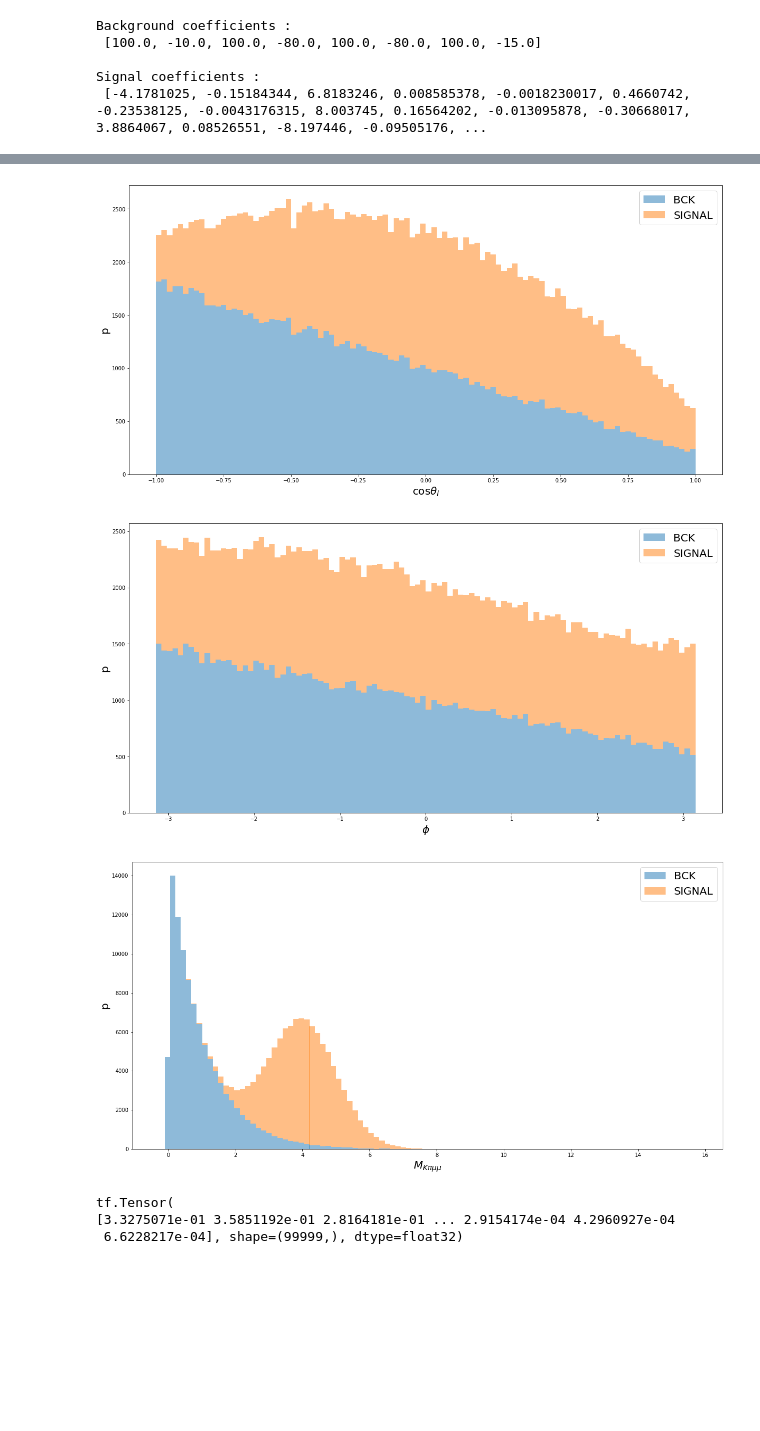
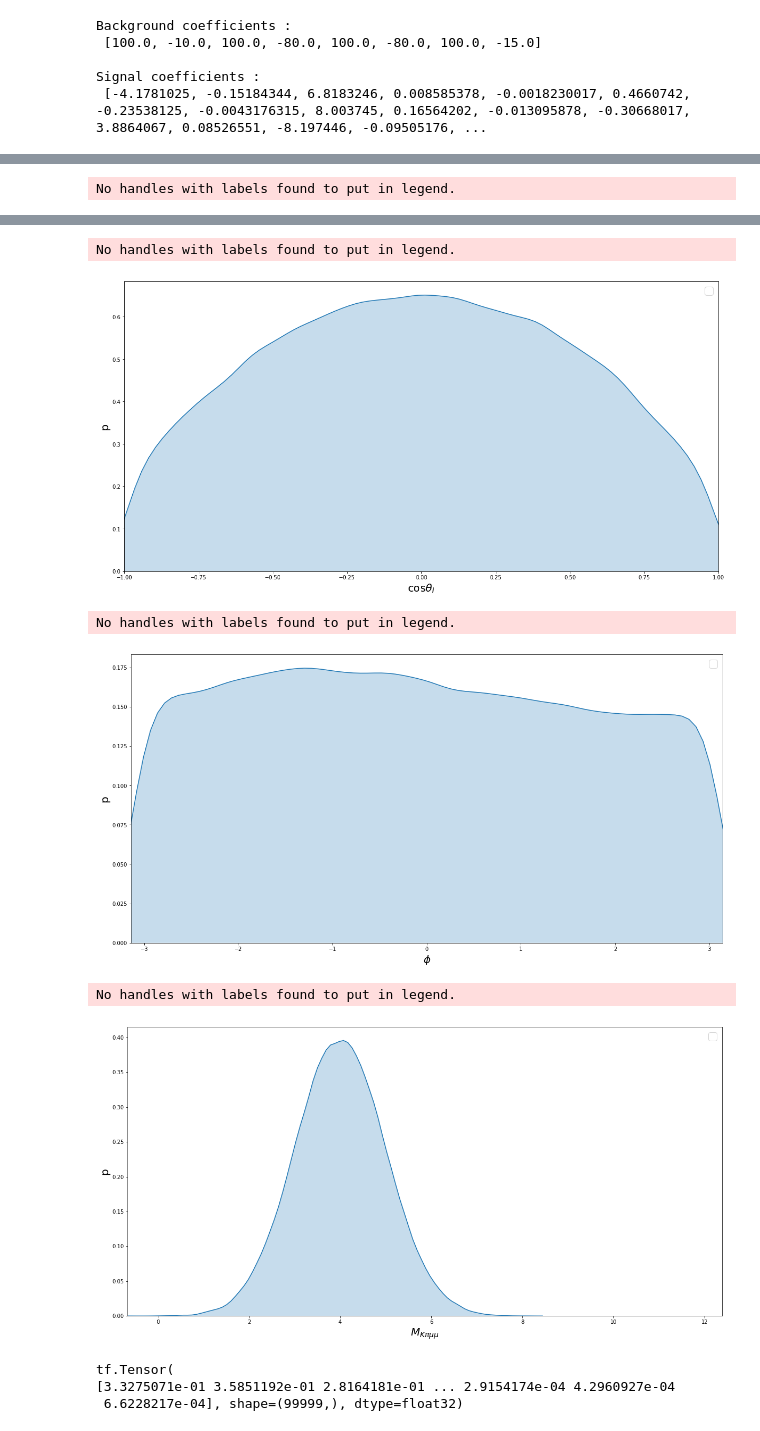
Before and after one commit to kamathrohan/b-decay-unbinned-machine-fit, a Jupyter notebook: Minuit/Optimizer.ipynb, the cells around one changed output, grey strips where cells are left out. Drawn from its saved outputs; the diff is of its cells as text; code cells hidden in the pictures; blank space fills up the shorter version.

Commit message:
amplitudes plots clean + pulls and hists

```diff
--- a/Minuit/Optimizer.ipynb
+++ b/Minuit/Optimizer.ipynb
@@ -46,19 +21,0 @@ tf.Tensor(
-# %%
-#perform fits using the migrad routine (minuit) and AMSGrad (tensorflow)
-FX=fix_array
-betas1=[0.5 , 0.55 , 0.6 , 0.75 , 0.8 , 0.85 , 0.9 , 0.95]
-opt_params= {'beta_1': betas1[0]}
-optimizerTF , coeffTF = toy_signalSM.tf_fit(init= 'SAME SIGN' , fixed=FX , verbose=True , opt_params=opt_params)
-
-INIT=toy_signalSM.coeff_init
-print(INIT)
-for j in range(1 ,len(betas1)):
-    print(j)
-    opt_params= {'beta_1': betas1[j]}
-
-    optimizerTF , coeffTF = toy_signalSM.tf_fit(init= 'SAME SIGN' , fixed=FX , coefini=INIT ,  verbose=False , opt_params=opt_params)
-
-    print(optimizerTF.optimizer.get_config())
-
-    INIT=toy_signalSM.coeff_init
-optimizeMigrad , coeffMigrad = toy_signalSM.minuitfit(init= 'SAME SIGN' , fixed=FX , coefini=INIT, verbose=True)
@@ -69,11 +21,0 @@ KeyboardInterrupt:
-# %%
-X=[]
-print(fix_array)
-fix_array=[0, 0, 0, 0, 0, 0, 0, 0, 0, 0, 0, 0, 0, 0, 0, 0, 0, 0, 0, 0, 0, 1, 1, 1, 0, 0, 0, 1, 1, 1, 1, 1, 1, 1, 1, 1, 0, 1, 1, 0, 1, 1, 0, 1, 1, 0, 1, 1]
-print(fix_array)
-for j in tqdm(range(50)):
-    optimizeMigrad , coeffff = toy_signalSM.tf_fit(init= 'SAME SIGN' , fixed=fix_array , verbose=False)
-    X.append(coeffff)
-    print('ID : ',toy_signalSM.coeffs)
-    print('FIT :', coeffff)
-X=np.asarray(X)
@@ -307,11 +102,12 @@ Labels=['BCK' , 'SIGNAL']
 labels=[r'$q^{2}$' , r'cos$\theta_{k}$' , r'cos$\theta_{l}$' , r'$\phi$' , r'$M_{K\pi\mu\mu}$' ]
 
 for j in range(5):
-    plt.hist([events_bck[:,j].numpy() , events_signal[:,j].numpy()]  , alpha=0.5 ,  bins=100 ,stacked=True , label=Labels)
+    #plt.hist([events_bck[:,j].numpy() , events_signal[:,j].numpy()]  , alpha=0.5 ,  bins=100 ,stacked=True , label=Labels)
+    sns.kdeplot(events_signal[:,j].numpy()  , shade=True)
     ax = plt.gca()
     ax.set_xlabel(labels[j] , fontsize=20)
     ax.set_ylabel('p' ,fontsize=20)
-
+    plt.xlim((min(events_signal[:,j].numpy()), max(events_bck[:,j].numpy() )))
     ax.legend(fontsize=20)
     plt.show()
 # %% [output]
@@ -318,0 +116 @@ for j in range(5):
+No handles with labels found to put in legend.
@@ -320,6 +118,9 @@ for j in range(5):
+No handles with labels found to put in legend.
-[figure, old version]
+[figure, new version]
+No handles with labels found to put in legend.
-[figure, old version]
+[figure, new version]
+No handles with labels found to put in legend.
-[figure, old version]
+[figure, new version]
 # %%
 from itertools import islice
 import b_meson_fit.mass as mass
```
Also changed, not shown: parts of 11 cells of this notebook, 2 other files.
